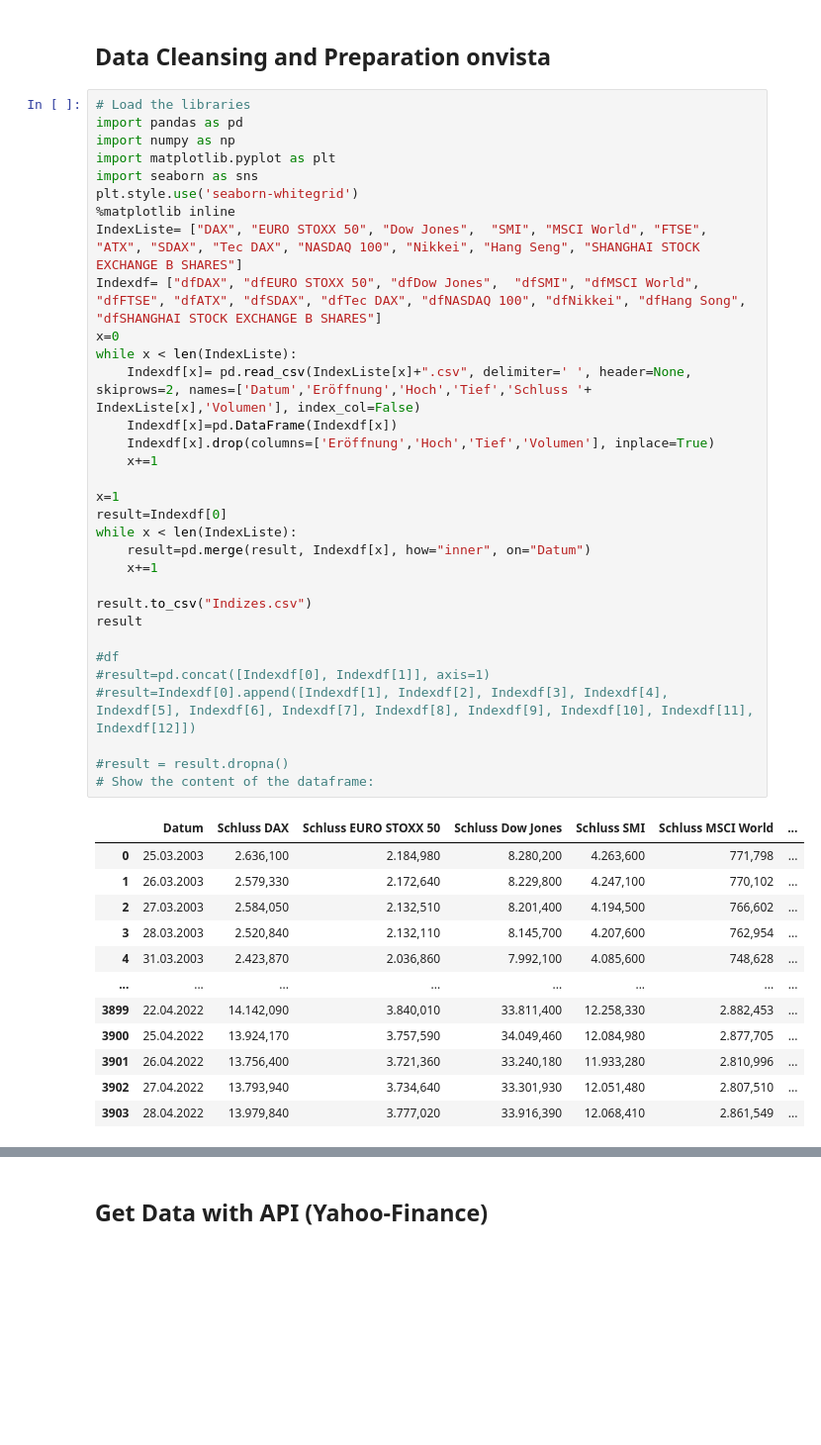
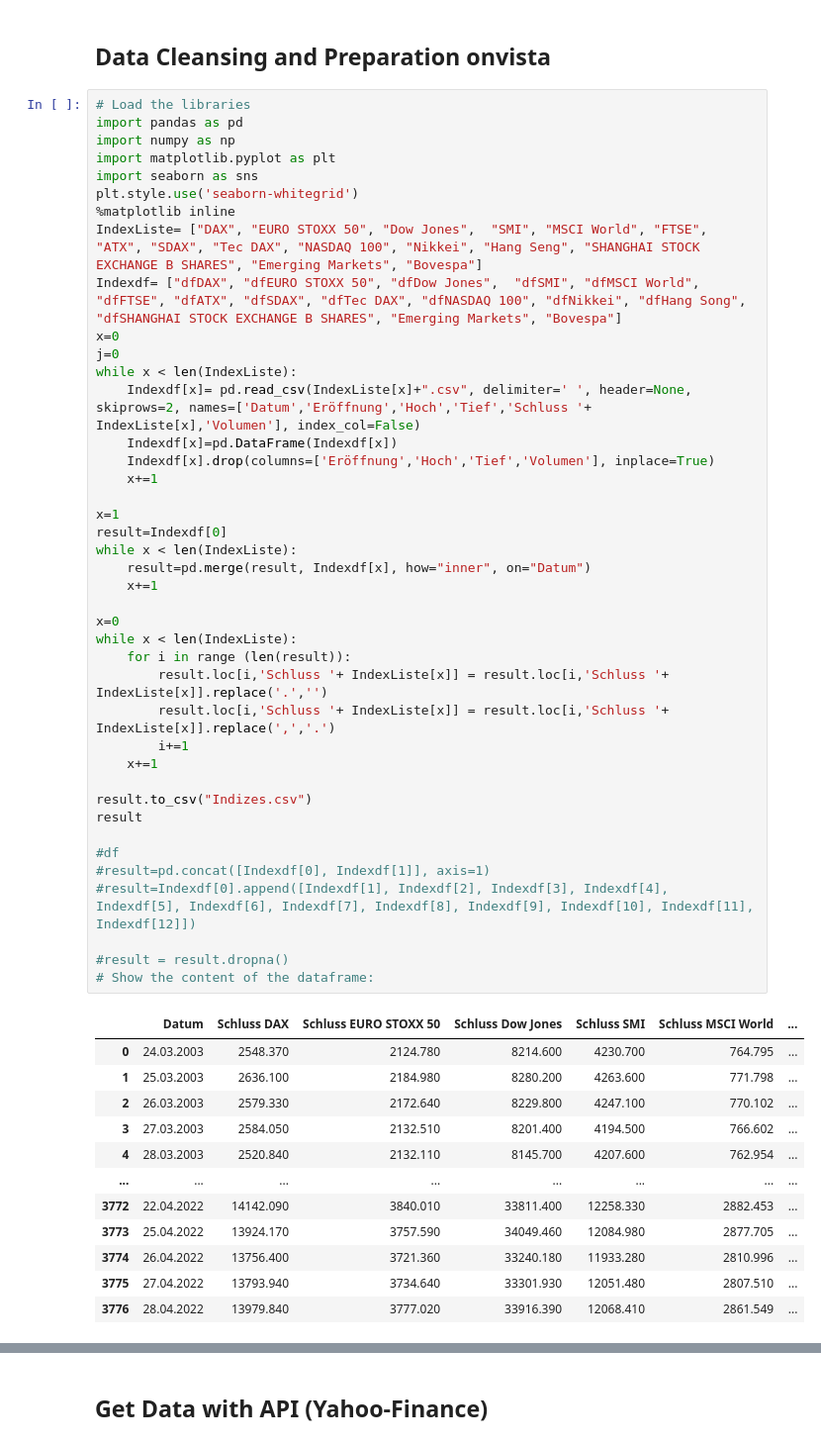
Before and after one commit to SvenKonermann/DataScience, a Jupyter notebook: onvista_Webscraping_ADS_Project.ipynb, the cells around one changed output, grey strips where cells are left out. Shown at 99% size. Drawn from its saved outputs; the diff is of its cells as text; blank space fills up the shorter version.

```diff
--- a/onvista_Webscraping_ADS_Project.ipynb
+++ b/onvista_Webscraping_ADS_Project.ipynb
@@ -92,43 +102,52 @@ while x < len(url_1):
 import pandas as pd
 import numpy as np
 import matplotlib.pyplot as plt
 import seaborn as sns
 plt.style.use('seaborn-whitegrid')
 %matplotlib inline
-IndexListe= ["DAX", "EURO STOXX 50", "Dow Jones",  "SMI", "MSCI World", "FTSE", "ATX", "SDAX", "Tec DAX", "NASDAQ 100", "Nikkei", "Hang Seng", "SHANGHAI STOCK EXCHANGE B SHARES"]
-Indexdf= ["dfDAX", "dfEURO STOXX 50", "dfDow Jones",  "dfSMI", "dfMSCI World", "dfFTSE", "dfATX", "dfSDAX", "dfTec DAX", "dfNASDAQ 100", "dfNikkei", "dfHang Song", "dfSHANGHAI STOCK EXCHANGE B SHARES"]
+IndexListe= ["DAX", "EURO STOXX 50", "Dow Jones",  "SMI", "MSCI World", "FTSE", "ATX", "SDAX", "Tec DAX", "NASDAQ 100", "Nikkei", "Hang Seng", "SHANGHAI STOCK EXCHANGE B SHARES", "Emerging Markets", "Bovespa"]
+Indexdf= ["dfDAX", "dfEURO STOXX 50", "dfDow Jones",  "dfSMI", "dfMSCI World", "dfFTSE", "dfATX", "dfSDAX", "dfTec DAX", "dfNASDAQ 100", "dfNikkei", "dfHang Song", "dfSHANGHAI STOCK EXCHANGE B SHARES", "Emerging Markets", "Bovespa"]
 x=0
+j=0
 while x < len(IndexListe):
     Indexdf[x]= pd.read_csv(IndexListe[x]+".csv", delimiter=' ', header=None, skiprows=2, names=['Datum','Eröffnung','Hoch','Tief','Schluss '+ IndexListe[x],'Volumen'], index_col=False)
     Indexdf[x]=pd.DataFrame(Indexdf[x])
     Indexdf[x].drop(columns=['Eröffnung','Hoch','Tief','Volumen'], inplace=True)
     x+=1
 
 x=1
 result=Indexdf[0]
 while x < len(IndexListe):
     result=pd.merge(result, Indexdf[x], how="inner", on="Datum")
     x+=1
 
+x=0
+while x < len(IndexListe):
+    for i in range (len(result)):
+        result.loc[i,'Schluss '+ IndexListe[x]] = result.loc[i,'Schluss '+ IndexListe[x]].replace('.','')
+        result.loc[i,'Schluss '+ IndexListe[x]] = result.loc[i,'Schluss '+ IndexListe[x]].replace(',','.')
+        i+=1
+    x+=1
+
 result.to_csv("Indizes.csv")
 result
 
 #df
 #result=pd.concat([Indexdf[0], Indexdf[1]], axis=1)
 #result=Indexdf[0].append([Indexdf[1], Indexdf[2], Indexdf[3], Indexdf[4], Indexdf[5], Indexdf[6], Indexdf[7], Indexdf[8], Indexdf[9], Indexdf[10], Indexdf[11], Indexdf[12]])
 
 #result = result.dropna()
 # Show the content of the dataframe:
 # %% [output]
 |  | Datum | Schluss DAX | Schluss EURO STOXX 50 | Schluss Dow Jones | Schluss SMI | Schluss MSCI World | ... |
-| 0 | 25.03.2003 | 2.636,100 | 2.184,980 | 8.280,200 | 4.263,600 | 771,798 | ... |
-| 1 | 26.03.2003 | 2.579,330 | 2.172,640 | 8.229,800 | 4.247,100 | 770,102 | ... |
-| 2 | 27.03.2003 | 2.584,050 | 2.132,510 | 8.201,400 | 4.194,500 | 766,602 | ... |
-| 3 | 28.03.2003 | 2.520,840 | 2.132,110 | 8.145,700 | 4.207,600 | 762,954 | ... |
-| 4 | 31.03.2003 | 2.423,870 | 2.036,860 | 7.992,100 | 4.085,600 | 748,628 | ... |
+| 0 | 24.03.2003 | 2548.370 | 2124.780 | 8214.600 | 4230.700 | 764.795 | ... |
+| 1 | 25.03.2003 | 2636.100 | 2184.980 | 8280.200 | 4263.600 | 771.798 | ... |
+| 2 | 26.03.2003 | 2579.330 | 2172.640 | 8229.800 | 4247.100 | 770.102 | ... |
+| 3 | 27.03.2003 | 2584.050 | 2132.510 | 8201.400 | 4194.500 | 766.602 | ... |
+| 4 | 28.03.2003 | 2520.840 | 2132.110 | 8145.700 | 4207.600 | 762.954 | ... |
 | ... | ... | ... | ... | ... | ... | ... | ... |
-| 3899 | 22.04.2022 | 14.142,090 | 3.840,010 | 33.811,400 | 12.258,330 | 2.882,453 | ... |
-| 3900 | 25.04.2022 | 13.924,170 | 3.757,590 | 34.049,460 | 12.084,980 | 2.877,705 | ... |
-| 3901 | 26.04.2022 | 13.756,400 | 3.721,360 | 33.240,180 | 11.933,280 | 2.810,996 | ... |
-| 3902 | 27.04.2022 | 13.793,940 | 3.734,640 | 33.301,930 | 12.051,480 | 2.807,510 | ... |
-| 3903 | 28.04.2022 | 13.979,840 | 3.777,020 | 33.916,390 | 12.068,410 | 2.861,549 | ... |
+| 3772 | 22.04.2022 | 14142.090 | 3840.010 | 33811.400 | 12258.330 | 2882.453 | ... |
+| 3773 | 25.04.2022 | 13924.170 | 3757.590 | 34049.460 | 12084.980 | 2877.705 | ... |
+| 3774 | 26.04.2022 | 13756.400 | 3721.360 | 33240.180 | 11933.280 | 2810.996 | ... |
+| 3775 | 27.04.2022 | 13793.940 | 3734.640 | 33301.930 | 12051.480 | 2807.510 | ... |
+| 3776 | 28.04.2022 | 13979.840 | 3777.020 | 33916.390 | 12068.410 | 2861.549 | ... |
```
Also changed, not shown: parts of 4 cells of this notebook.
